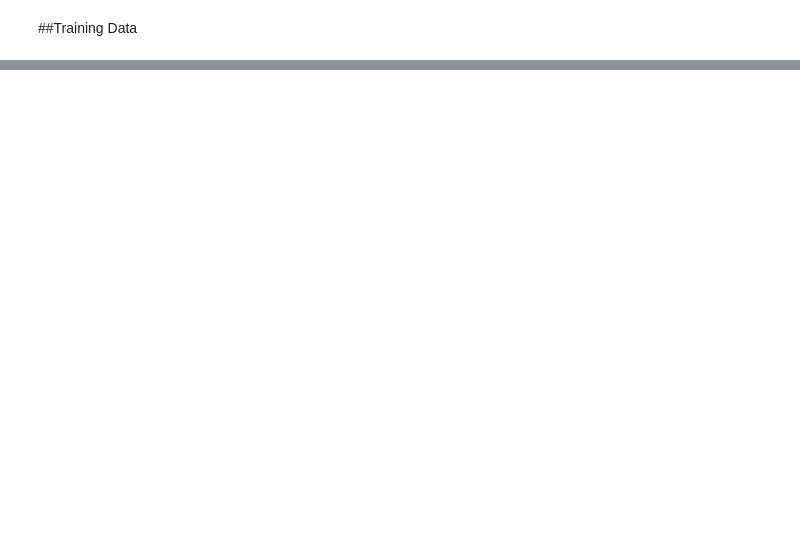
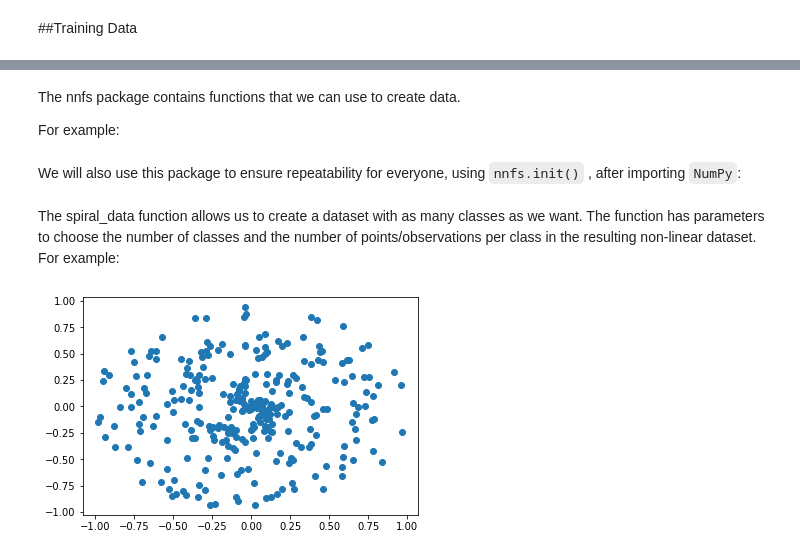
Before and after one commit to rahiakela/machine-learning-algorithms, a Jupyter notebook: neural-networks-from-scratch/03-adding-layers/dense_layer_from_scratch.ipynb, the cells around one changed output, grey strips where cells are left out. Saved outputs shown, nothing was run; the diff lists cells and outputs as text; code cells hidden in the pictures; blank space fills up the shorter version.

```diff
--- a/neural-networks-from-scratch/03-adding-layers/dense_layer_from_scratch.ipynb
+++ b/neural-networks-from-scratch/03-adding-layers/dense_layer_from_scratch.ipynb
@@ -124,0 +142,4 @@ At this point, our neural network could be visually represented as:
+# %% [markdown]
+The nnfs package contains functions that we can use to create data.
+
+For example:
@@ -124,0 +151,2 @@ At this point, our neural network could be visually represented as:
+# %% [markdown]
+We will also use this package to ensure repeatability for everyone, using `nnfs.init()` , after importing `NumPy`:
@@ -124,0 +155,11 @@ At this point, our neural network could be visually represented as:
+# %% [markdown]
+The spiral_data function allows us to create a dataset with as many classes as we want. The
+function has parameters to choose the number of classes and the number of points/observations
+per class in the resulting non-linear dataset. For example:
+# %%
+X, y = spiral_data(samples=100, classes=3)
+
+plt.scatter(X[:, 0], X[:, 1])
+plt.show()
+# %% [output]
+[figure, added]
```
Also changed, not shown: parts of 10 cells of this notebook.
